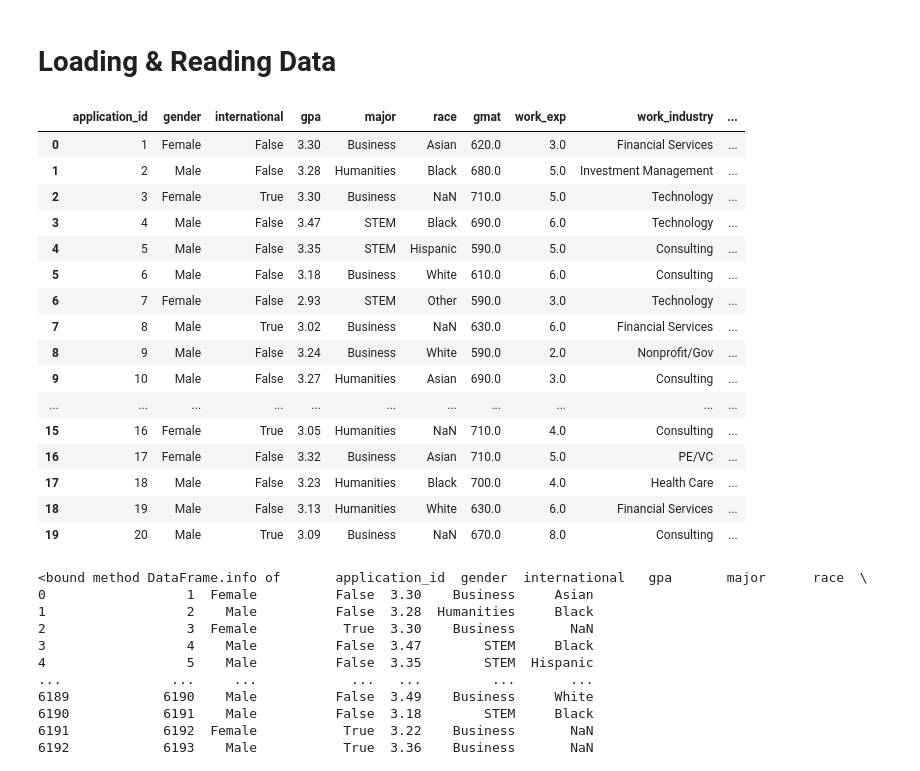
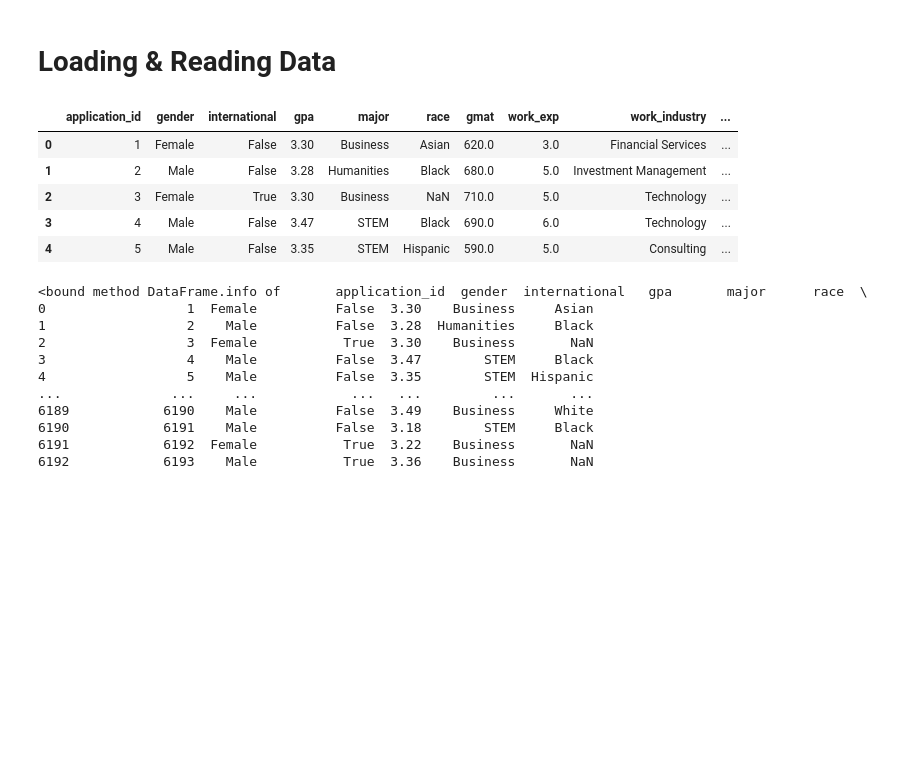
Before and after one commit to rhkraptor/AML, a Jupyter notebook: HA_5b_ML_Problem.ipynb, the cells around one changed output. Cells and saved outputs as stored; diff of their text form; code cells hidden in the pictures; blank space fills up the shorter version.

```diff
--- a/HA_5b_ML_Problem.ipynb
+++ b/HA_5b_ML_Problem.ipynb
@@ -43,25 +43,14 @@ from sklearn.tree import DecisionTreeClassifier
 # Loading & Reading Data
 # %%
 df = pd.read_csv('MBA.csv')
-df.head(20)
+df.head()
 # %% [output]
 |  | application_id | gender | international | gpa | major | race | gmat | work_exp | work_industry | ... |
 | 0 | 1 | Female | False | 3.30 | Business | Asian | 620.0 | 3.0 | Financial Services | ... |
 | 1 | 2 | Male | False | 3.28 | Humanities | Black | 680.0 | 5.0 | Investment Management | ... |
 | 2 | 3 | Female | True | 3.30 | Business | NaN | 710.0 | 5.0 | Technology | ... |
 | 3 | 4 | Male | False | 3.47 | STEM | Black | 690.0 | 6.0 | Technology | ... |
 | 4 | 5 | Male | False | 3.35 | STEM | Hispanic | 590.0 | 5.0 | Consulting | ... |
-| 5 | 6 | Male | False | 3.18 | Business | White | 610.0 | 6.0 | Consulting | ... |
-| 6 | 7 | Female | False | 2.93 | STEM | Other | 590.0 | 3.0 | Technology | ... |
-| 7 | 8 | Male | True | 3.02 | Business | NaN | 630.0 | 6.0 | Financial Services | ... |
-| 8 | 9 | Male | False | 3.24 | Business | White | 590.0 | 2.0 | Nonprofit/Gov | ... |
-| 9 | 10 | Male | False | 3.27 | Humanities | Asian | 690.0 | 3.0 | Consulting | ... |
-| ... | ... | ... | ... | ... | ... | ... | ... | ... | ... | ... |
-| 15 | 16 | Female | True | 3.05 | Humanities | NaN | 710.0 | 4.0 | Consulting | ... |
-| 16 | 17 | Female | False | 3.32 | Business | Asian | 710.0 | 5.0 | PE/VC | ... |
-| 17 | 18 | Male | False | 3.23 | Humanities | Black | 700.0 | 4.0 | Health Care | ... |
-| 18 | 19 | Male | False | 3.13 | Humanities | White | 630.0 | 6.0 | Financial Services | ... |
-| 19 | 20 | Male | True | 3.09 | Business | NaN | 670.0 | 8.0 | Consulting | ... |
 # %%
 df.info
 # %% [output]
```
Also changed, not shown: parts of 24 cells of this notebook.
